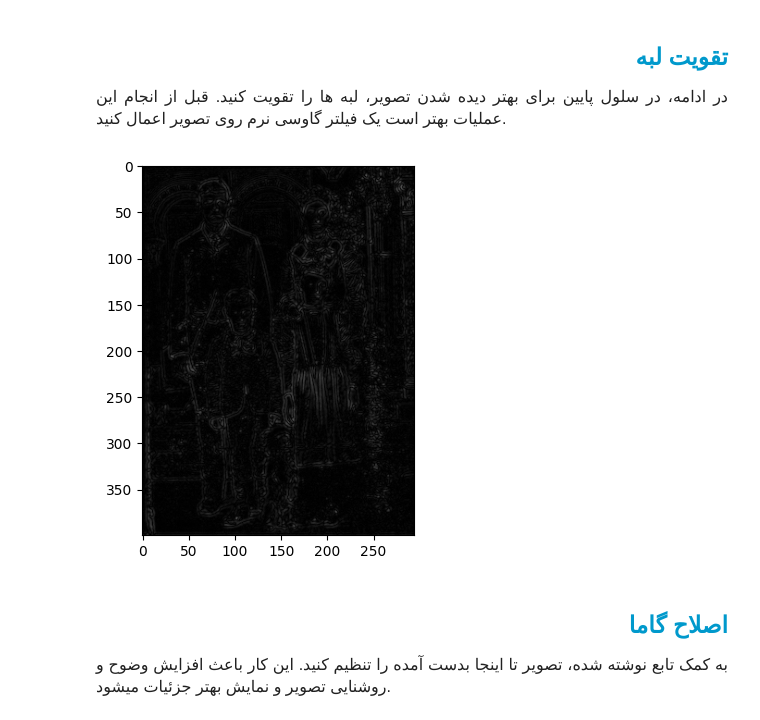
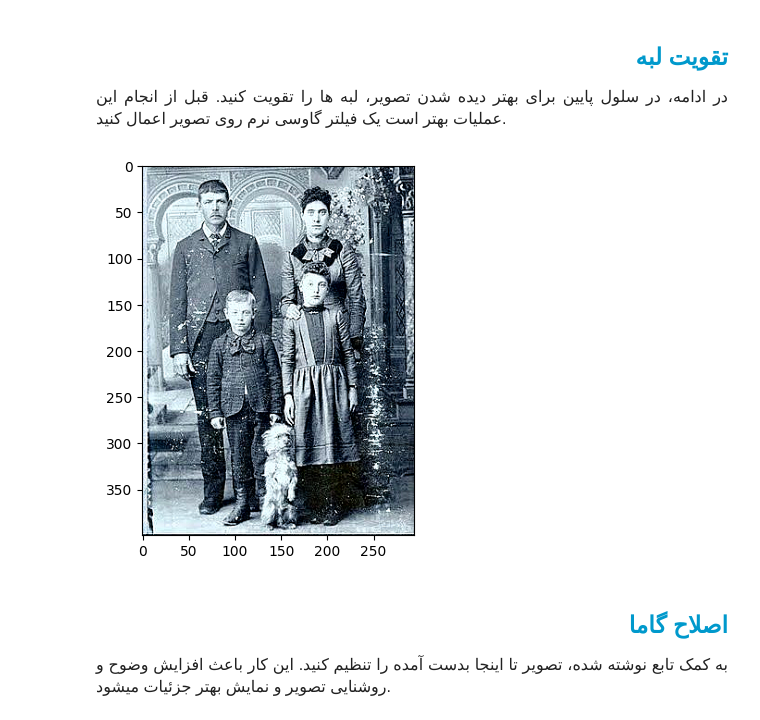
Before and after one commit to mahajialirezaei/image-processing-codes, a Jupyter notebook: Debluring/Notebook/code.ipynb, the cells around one changed output. Drawn from its saved outputs; the diff is of its cells as text; code cells hidden in the pictures.

Commit message:
fix part sharpened

```diff
--- a/Debluring/Notebook/code.ipynb
+++ b/Debluring/Notebook/code.ipynb
@@ -61,10 +61,12 @@ plt.show()
 # %%
 ycrcb = cv2.cvtColor(img, cv2.COLOR_BGR2YCrCb)
 y, cr, cb = cv2.split(ycrcb)
-equalized_y_channel = cv2.equalizeHist(y)
-equalized = cv2.merge([equalized_y_channel, cr, cb])
+
+equalized_y = cv2.equalizeHist(y)
+equalized = cv2.merge([equalized_y, cr, cb])
 equalized = cv2.cvtColor(equalized, cv2.COLOR_YCrCb2BGR)
-plt.imshow(equalized, cmap='gray')
+equalized = cv2.cvtColor(equalized, cv2.COLOR_BGR2RGB)
+plt.imshow(equalized)
 plt.show()
 # %% [output]
 [figure]
@@ -80,14 +82,13 @@ plt.show()
     </font>
     </p>
 # %%
-gaussian_blur = cv2.GaussianBlur(equalized, (5, 5), 0)
-gaussian_blur = cv2.cvtColor(gaussian_blur, cv2.COLOR_BGR2GRAY)
-sharpened = cv2.Laplacian(gaussian_blur, cv2.CV_64F)
-sharpened = cv2.convertScaleAbs(sharpened)
-plt.imshow(cv2.cvtColor(sharpened, cv2.COLOR_GRAY2RGB))
+gaussian_blur = cv2.GaussianBlur(equalized, (5, 5), sigmaX=1.0, sigmaY=1.0)
+alpha = 1.5
+sharpened = cv2.addWeighted(equalized, 1 + alpha, gaussian_blur, -alpha, 0)
+plt.imshow(cv2.cvtColor(sharpened, cv2.COLOR_BGR2RGB))
 plt.show()
 # %% [output]
-[figure, old version]
+[figure, new version]
 # %% [markdown]
 <h2 align=right style="line-height:200%;font-family:vazir;color:#0099cc">
 <font face="vazir" color="#0099cc">
```
Also changed, not shown: parts of 5 cells of this notebook.
